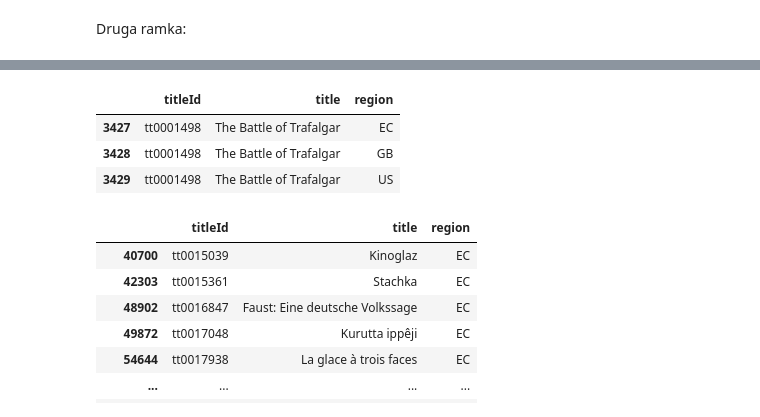
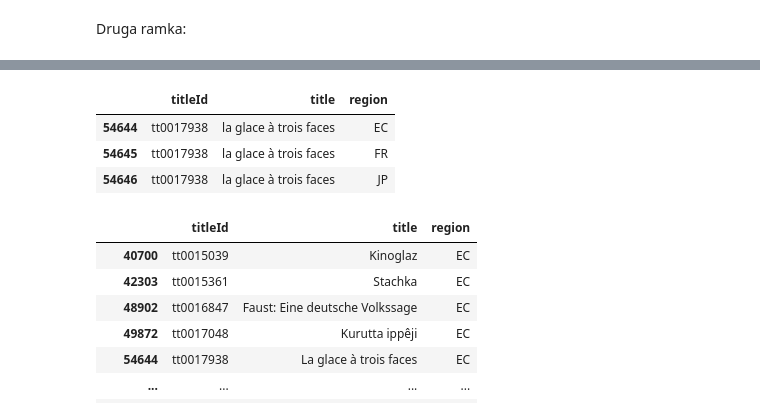
Before and after one commit to jakubweglowski/NPD-final-project, a Jupyter notebook: first_look.ipynb, the cells around one changed output, grey strips where cells are left out. Cells and saved outputs as stored; diff of their text form; code cells hidden in the pictures.

```diff
--- a/first_look.ipynb
+++ b/first_look.ipynb
@@ -42,2 +56,3 @@ KeyboardInterrupt:
 # %%
-df["title"].astype(str).str.lower()
+# zamieniamy wszystkie tytuły na lowercase
+df["title"] = df["title"].astype(str).str.lower()
@@ -45,0 +59,9 @@ KeyboardInterrupt:
+# %%
+df["detectedLang"] = pd.NA
+# %%
+# wspieramy rozpoznawanie języka przez bibliotekę 'langdetect'
+def mydetect(x):
+    try:
+        return detect(x).upper()
+    except:
+        return pd.NA
@@ -72,13 +98,15 @@ df_think = df.loc[:, ['titleId', 'title', 'region', 'isOriginalTitle']].query(
     labels=["title_y", "isOriginalTitle", "isOriginalTitle_y"],
     axis=1
 )
+# %%
+df_think["detectedLang"] = df_think["title"].apply(lambda x: mydetect(x))
 # %%
-df_think[df_think["titleId"] == 'tt0001498']
+df_think[df_think["titleId"] == 'tt0017938']
 # %% [output]
 |  | titleId | title | region |
-| 3427 | tt0001498 | The Battle of Trafalgar | EC |
-| 3428 | tt0001498 | The Battle of Trafalgar | GB |
-| 3429 | tt0001498 | The Battle of Trafalgar | US |
+| 54644 | tt0017938 | la glace à trois faces | EC |
+| 54645 | tt0017938 | la glace à trois faces | FR |
+| 54646 | tt0017938 | la glace à trois faces | JP |
 # %%
 # grupujemy po ID tytułu
 # potem zliczamy ile było przypisanych regionów
```
Also changed, not shown: parts of 24 cells of this notebook.
